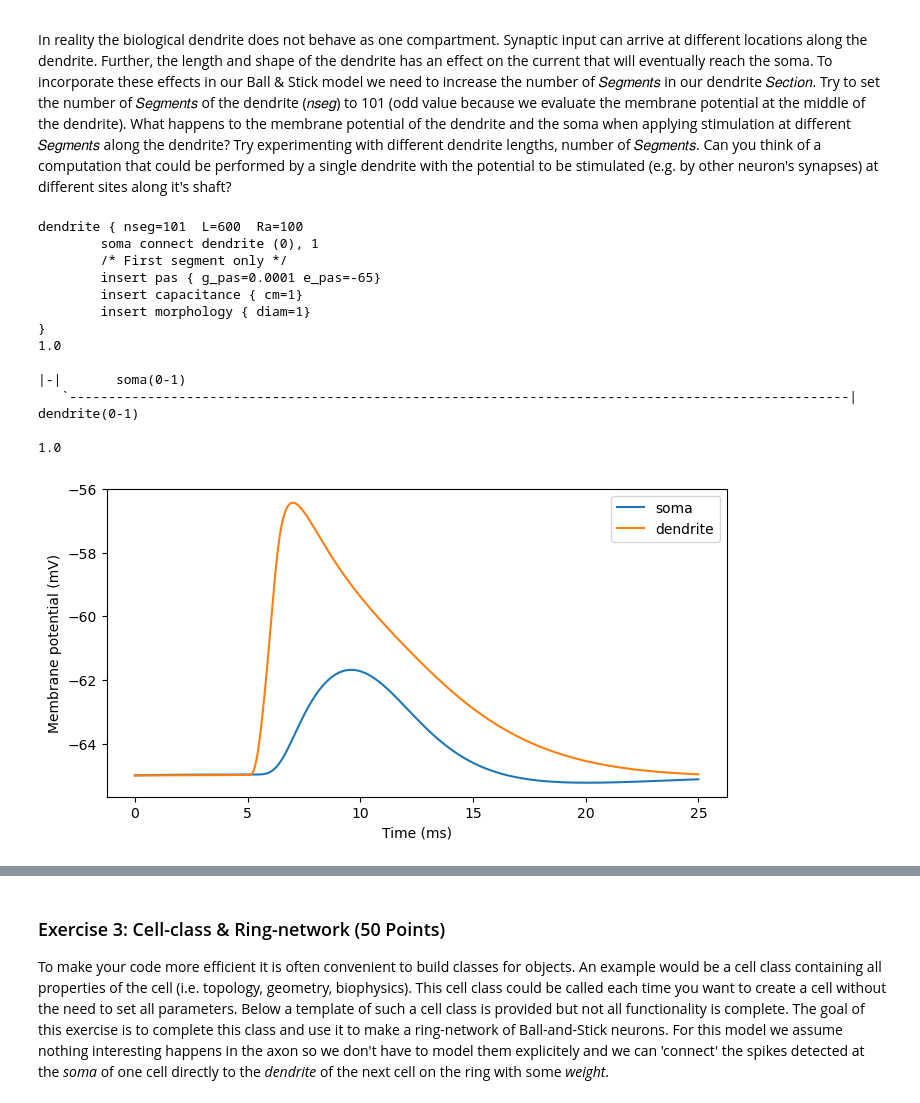
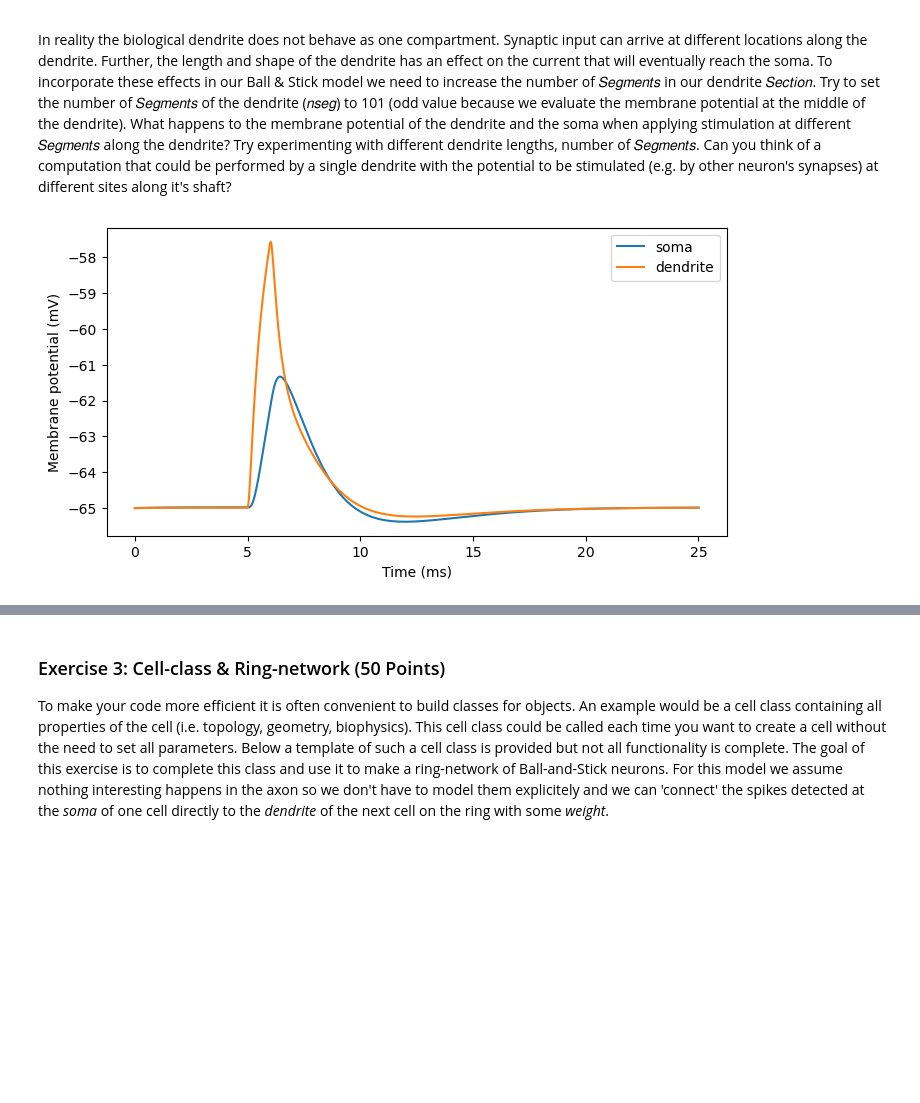
Before and after one commit to Zianor/computational-neuroscience-session-2, a Jupyter notebook: Session02.ipynb, the cells around one changed output, grey strips where cells are left out. Saved outputs shown, nothing was run; the diff lists cells and outputs as text; code cells hidden in the pictures; blank space fills up the shorter version.

```diff
--- a/Session02.ipynb
+++ b/Session02.ipynb
@@ -19,7 +19,7 @@ Let's first import the right modules. For the neuron simulator to work in python
 A neuron consists of multiple compartement with specific biophysical properties. in NEURON compartments of a cell are modelled as $Sections$. Each $Section$ has a number of $Segments$ ($nseg$). To create a section we simple call $h.Section$ and give it a name (the argument of the function).
 # %%
 soma = h.Section(name='soma') # create the cell soma
-# also create a dendrite
-dendrite= h.Section(name='dendrite')
+# also create a dendrite (call it "dend")
+dend = h.Section(name='dend') # create the cell dendrite
 # %%
 # h.psection prints information about the section
@@ -85,12 +66,12 @@ print(soma_diam)
 # %% [output]
 12.6156626101008
 # %%
-soma.L = soma.diam = soma_diam # ---- your code here ---- #
+soma.L = soma.diam = 12.6157
 # %% [markdown]
 The dendrite has an elongated shape, the length is much larger than the diameter.
 # %%
-dendrite.L = 200  # microns
-dendrite.diam = 1 # microns
+dend.L = 200  # microns
+dend.diam = 1 # microns
 # %% [markdown]
 The $Sections$ we made are not actually soma and dendrites, we just named and shaped them that way. To really simulate the dynamics of a soma and a dendrite we need to define the biophysical mechanisms of the $Sections$.
 # %% [markdown]
@@ -115,12 +96,12 @@ for seg in soma:
 Finally we need to set up the biophysics of the dendrite with a passive current.
 # %%
 # insert a passive membrane ('pas')
-dendrite.insert('pas')
+dend.insert('pas')
 
 # set the passive conductance (S/cm^2) 'g = 0.001' and the leak reversal potential (mV) 'e = -65'.
-for seg in dendrite:
+for seg in dend:
+    seg.pas.g = 0.001
     seg.pas.e = -65
-    seg.pas.g = 0.0001
 # %% [markdown]
 Now the topology and biophysics of the model neuron is ready we can simulate and visualize the dynamics of the model.
 # %% [markdown]
@@ -168,54 +149,33 @@ A spike! It seems the dendritic input caused the membrane potential in the soma
 In reality the biological dendrite does not behave as one compartment. Synaptic input can arrive at different locations along the dendrite. Further, the length and shape of the dendrite has an effect on the current that will eventually reach the soma. To incorporate these effects in our Ball & Stick model we need to increase the number of 𝑆𝑒𝑔𝑚𝑒𝑛𝑡𝑠 in our dendrite 𝑆𝑒𝑐𝑡𝑖𝑜𝑛. Try to set the number of 𝑆𝑒𝑔𝑚𝑒𝑛𝑡𝑠 of the dendrite (𝑛𝑠𝑒𝑔) to 101 (odd value because we evaluate the membrane potential at the middle of the dendrite). What happens to the membrane potential of the dendrite and the soma when applying stimulation at different 𝑆𝑒𝑔𝑚𝑒𝑛𝑡𝑠 along the dendrite? Try experimenting with different dendrite lengths, number of 𝑆𝑒𝑔𝑚𝑒𝑛𝑡𝑠. Can you think of a computation that could be performed by a single dendrite with the potential to be stimulated (e.g. by other neuron's synapses) at different sites along it's shaft?
 # %%
 # number of segments of dendrite to 101
-dendrite.nseg = 101
+dend.nseg = 101
 
-# change length
-dendrite.L = 600  # microns
-dendrite.diam = 1 # microns
+for seg in dend:
+    seg.pas.e = -65
+    seg.pas.g = 0.001
 
-print(h.psection(sec=dendrite))
-
-print(h.topology())
-
-for seg in dendrite:
-    seg.pas.e = -65
-    seg.pas.g = 0.0001
-
-stim = h.IClamp(dendrite(1))
+stim = h.IClamp(dend(1))
 stim.delay = 5
 stim.dur   = 1
 stim.amp   = 0.1
 
 s_vec = h.Vector()   # Membrane potential vector for soma
 d_vec = h.Vector()   # Membrane potential vector for dendrite
 t_vec = h.Vector()   # Time vector
 s_vec.record(soma(0.5)._ref_v) # record from the middle of the soma
-d_vec.record(dendrite(0.5)._ref_v) # record from the middle of the dendrite
+d_vec.record(dend(0.5)._ref_v) # record from the middle of the dendrite
 t_vec.record(h._ref_t)         # record time
 
 h.tstop = 25.0  # simulation time
 h.run()
 
 plt.figure(figsize=(8,4))
 plt.plot(t_vec, s_vec, label='soma')
 plt.plot(t_vec, d_vec, label='dendrite')
 plt.xlabel('Time (ms)')
 plt.ylabel('Membrane potential (mV)')
 plt.legend()
 plt.show()
 # %% [output]
-dendrite { nseg=101  L=600  Ra=100
-        soma connect dendrite (0), 1
-        /* First segment only */
-        insert pas { g_pas=0.0001 e_pas=-65}
-        insert capacitance { cm=1}
-        insert morphology { diam=1}
-}
-1.0
-
-|-|       soma(0-1)
-   `----------------------------------------------------------------------------------------------------|       dendrite(0-1)
-
-1.0
-[figure, old version]
+[figure, new version]
```
Also changed, not shown: parts of 11 cells of this notebook.
